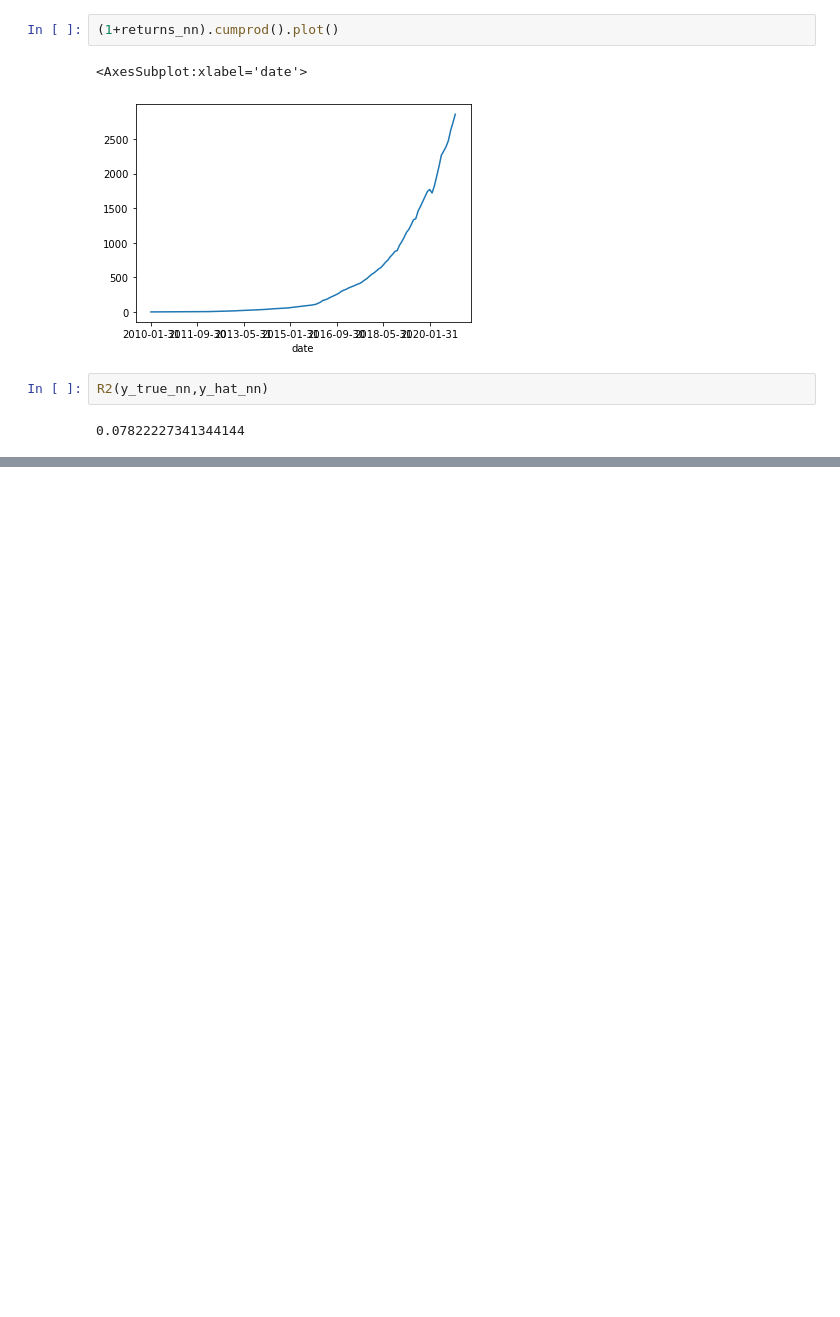
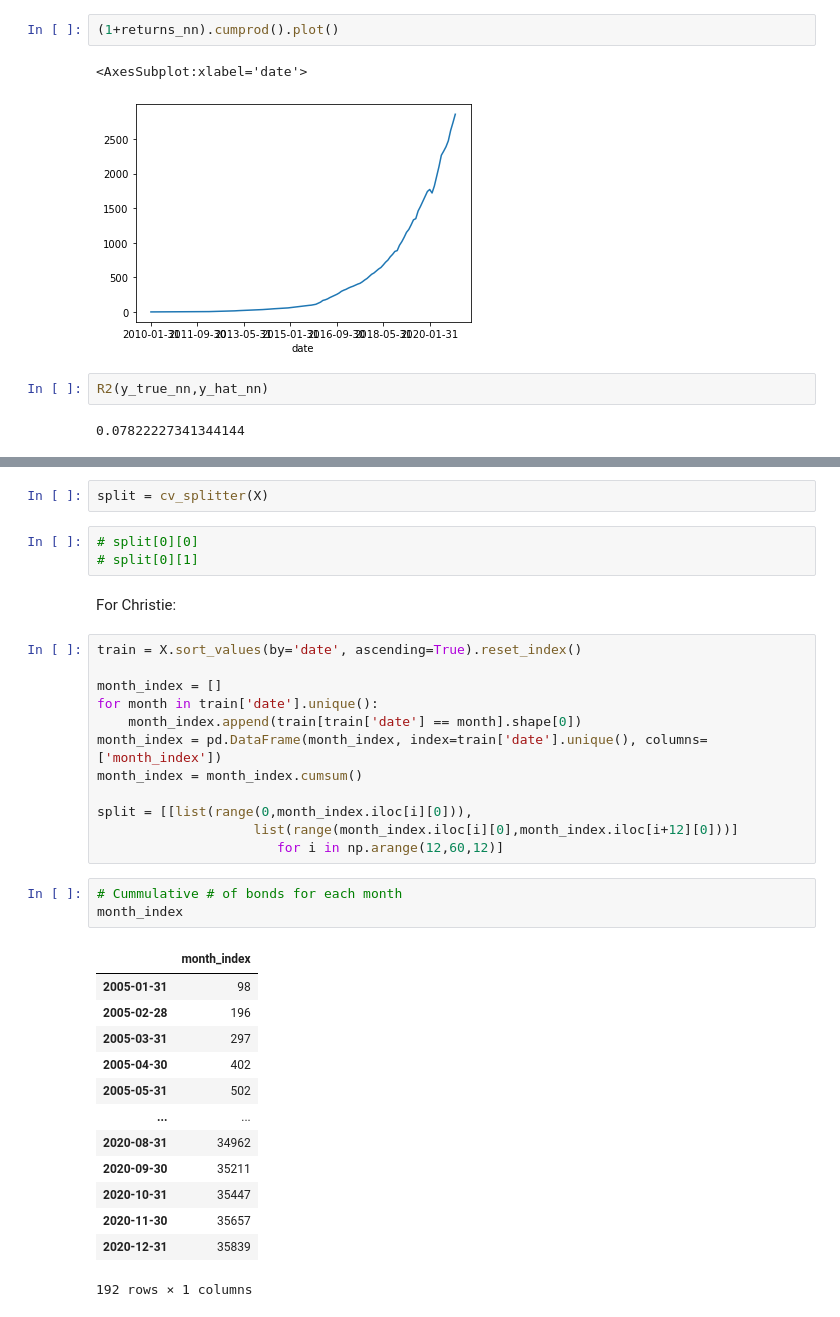
Before and after one commit to santoromano/Corporate-Bond-Factors, a Jupyter notebook: empirics.ipynb, the cells around one changed output, grey strips where cells are left out. Saved outputs shown, nothing was run; the diff lists cells and outputs as text; blank space fills up the shorter version.

```diff
--- a/empirics.ipynb
+++ b/empirics.ipynb
@@ -349,0 +341,36 @@ Kernel (HAC) Covariance (Debiased: False, GLS: False, Kernel: bartlett)
+# %%
+split = cv_splitter(X)
+# %%
+# split[0][0]
+# split[0][1]
+# %% [markdown]
+For Christie:
+# %%
+train = X.sort_values(by='date', ascending=True).reset_index()
+
+month_index = []
+for month in train['date'].unique():
+    month_index.append(train[train['date'] == month].shape[0])
+month_index = pd.DataFrame(month_index, index=train['date'].unique(), columns=['month_index'])
+month_index = month_index.cumsum()
+
+split = [[list(range(0,month_index.iloc[i][0])),
+                    list(range(month_index.iloc[i][0],month_index.iloc[i+12][0]))]
+                       for i in np.arange(12,60,12)]
+# %%
+# Cummulative # of bonds for each month
+month_index
+# %% [output]
+|  | month_index |
+| 2005-01-31 | 98 |
+| 2005-02-28 | 196 |
+| 2005-03-31 | 297 |
+| 2005-04-30 | 402 |
+| 2005-05-31 | 502 |
+| ... | ... |
+| 2020-08-31 | 34962 |
+| 2020-09-30 | 35211 |
+| 2020-10-31 | 35447 |
+| 2020-11-30 | 35657 |
+| 2020-12-31 | 35839 |
+192 rows × 1 columns
```
Also changed, not shown: parts of 17 cells of this notebook.
